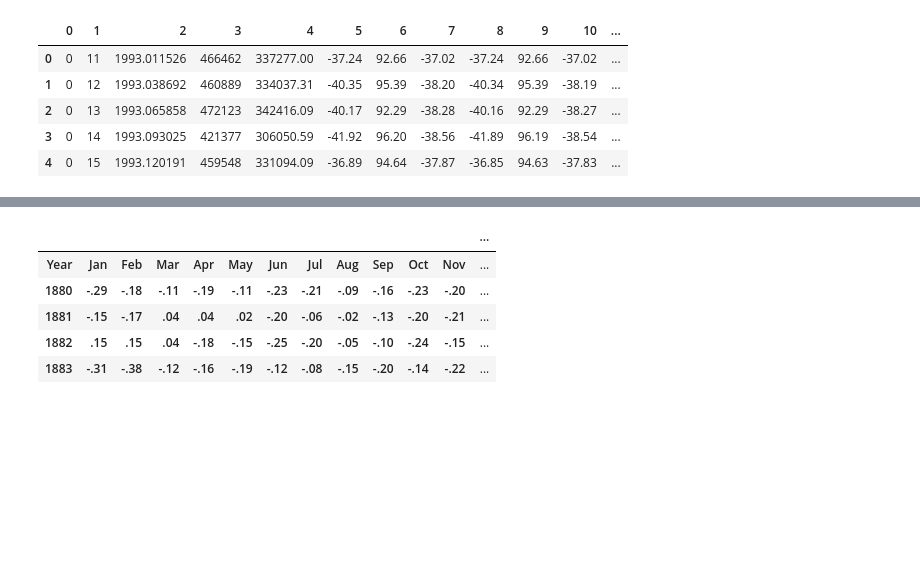
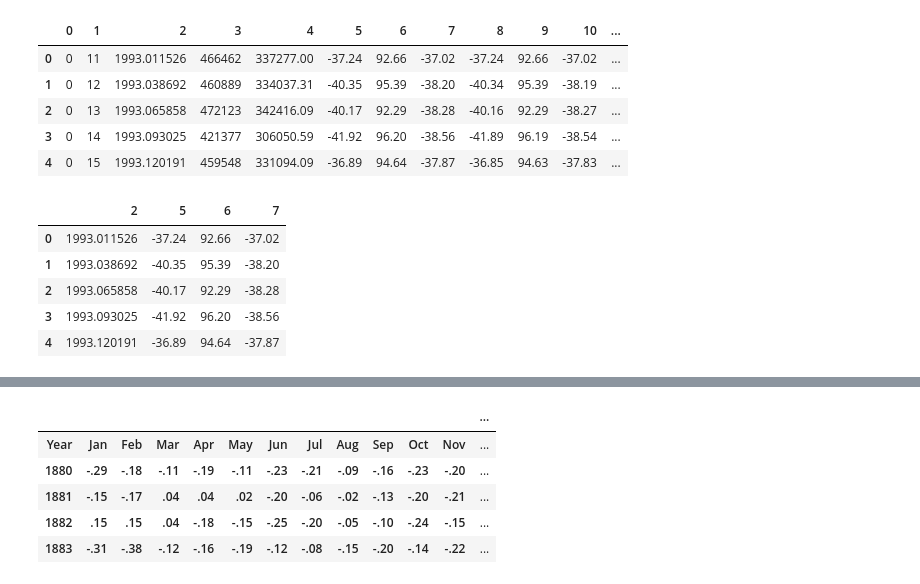
Before and after one commit to hakujeric/ETL-Project, a Jupyter notebook: DataAnalysis.ipynb, the cells around one changed output, grey strips where cells are left out. Cells and saved outputs as stored; diff of their text form; code cells hidden in the pictures; blank space fills up the shorter version.

```diff
--- a/DataAnalysis.ipynb
+++ b/DataAnalysis.ipynb
@@ -17,9 +32,9 @@ HDR* 12 smoothed (60-day Gaussian type filter) GMSL (GIA applied) variation (mm)
 # %%
 # Import the txt file with sea level data
 seaLevel_df = pd.read_fwf('Resources/GMSL_TPJAOS_4.2_199209_201812.txt', header=None)
-seaLevel_df = seaLevel_df.columns = ['altimeter type 0=dual-frequency  999=single frequency',
-                                     'year','number of observations',
-                     'number of weighted observations','life_exp','gdp_per_cap']
+# seaLevel_df = seaLevel_df.columns ['altimeter type 0=dual-frequency  999=single frequency',
+#                                      'year','number of observations',
+#                      'number of weighted observations','life_exp','gdp_per_cap']
 seaLevel_df.head()
 # %% [output]
 |  | 0 | 1 | 2 | 3 | 4 | 5 | 6 | 7 | 8 | 9 | 10 | ... |
@@ -28,3 +43,14 @@ seaLevel_df.head()
 | 2 | 0 | 13 | 1993.065858 | 472123 | 342416.09 | -40.17 | 92.29 | -38.28 | -40.16 | 92.29 | -38.27 | ... |
 | 3 | 0 | 14 | 1993.093025 | 421377 | 306050.59 | -41.92 | 96.20 | -38.56 | -41.89 | 96.19 | -38.54 | ... |
 | 4 | 0 | 15 | 1993.120191 | 459548 | 331094.09 | -36.89 | 94.64 | -37.87 | -36.85 | 94.63 | -37.83 | ... |
+# %%
+#Delete unneccary columns
+seaLevel_df = seaLevel_df.drop(seaLevel_df.columns[[0,1,3,4,8,9,10,11]], axis=1)
+seaLevel_df.head()
+# %% [output]
+|  | 2 | 5 | 6 | 7 |
+| 0 | 1993.011526 | -37.24 | 92.66 | -37.02 |
+| 1 | 1993.038692 | -40.35 | 95.39 | -38.20 |
+| 2 | 1993.065858 | -40.17 | 92.29 | -38.28 |
+| 3 | 1993.093025 | -41.92 | 96.20 | -38.56 |
+| 4 | 1993.120191 | -36.89 | 94.64 | -37.87 |
```
Also changed, not shown: parts of 12 cells of this notebook, 2 other files.
